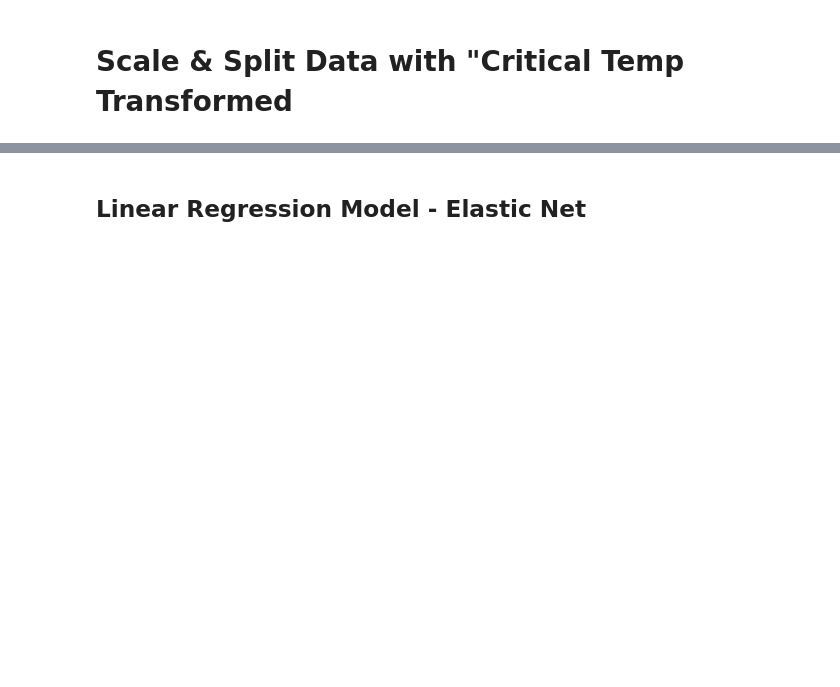
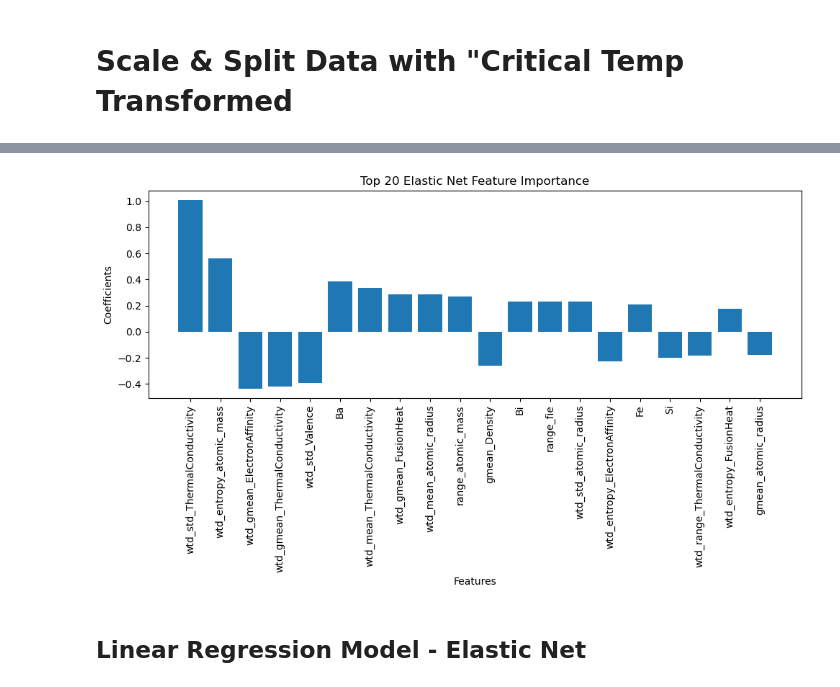
Before and after one commit to joeyhdz/super_conductor-regression, a Jupyter notebook: superconductor.ipynb, the cells around one changed output, grey strips where cells are left out. Drawn from its saved outputs; the diff is of its cells as text; code cells hidden in the pictures; blank space fills up the shorter version.

Commit message:
fixed boxcox preds

```diff
--- a/superconductor.ipynb
+++ b/superconductor.ipynb
@@ -295,7 +295,7 @@ from sklearn.model_selection import train_test_split
 from sklearn.preprocessing import StandardScaler
 
 X = df.drop(['critical_temp_transform', 'critical_temp'], axis = 1)
-y = df[['critical_temp_transform']]
+y = df['critical_temp_transform']
 
 X_train, X_test, y_train, y_test = train_test_split(X, y, train_size=.2, random_state=12)
 
@@ -485,36 +308,0 @@ plt.show()
-# %%
-from sklearn.linear_model import Ridge
-
-# Create a Ridge regression model
-ridge = Ridge()
-
-# Define a range of alpha (lambda) values for the GridSearch
-alphas = [0.01, 0.05, 0.1, 0.2, 1, 10]
-
-# Set up the grid search with cross-validation
-grid_search = GridSearchCV(estimator=ridge, param_grid={'alpha': alphas}, cv=5, scoring='neg_mean_squared_error')
-
-# Fit the grid search on training data
-grid_search.fit(X_train_scaled, y_train)
-
-# Get the best alpha from the search
-best_alpha = grid_search.best_params_['alpha']
-print(f'Best alpha: {best_alpha:.6f}')
-
-# Fit Ridge with the best alpha on the entire training data
-ridge_best = Ridge(alpha=best_alpha)
-ridge_best.fit(X_train_scaled, y_train)
-
-# Predict on the test data
-y_pred_L2 = ridge_best.predict(X_test_scaled)
-
-best_alpha_L2 = grid_search.best_params_['alpha']
-print(f"Best Alpha: {best_alpha_L2:.6f}")
-
-# Calculate RMSE on the test data
-rmse_L2 = mean_squared_error(y_test, y_pred_L2, squared=False)
-print(f'Root Mean Squared Error (RMSE): {rmse_L2:.4f}')
-
-sorted_indices = np.argsort(np.abs(ridge_best.coef_))[::-1]
-top_features = X_train.columns[sorted_indices[:20]]
-print('Top 20 influential features', "\n", top_features)
@@ -666,24 +351,28 @@ print('Selected_features', "\n", selected_features)
 # %%
+elastic_net.fit(X_train_scaled, y_train)
+
 # Get the coefficients from the trained Elastic Net model
-elastic_net_coefficients = elastic_net_best.coef_
+elastic_net_coefficients = elastic_net.coef_
 
 # Get the corresponding feature names
 feature_names = X_train.columns
 
 # Sort the coefficients and feature names together based on absolute coefficient values
 sorted_indices = abs(elastic_net_coefficients).argsort()[::-1]
 top_indices = sorted_indices[:20]  # Select the top 20 feature indices
 top_coefficients = elastic_net_coefficients[top_indices]
 top_feature_names = feature_names[top_indices]
 
 # Create a feature importance plot for the top 20 features
 plt.figure(figsize=(10, 6))
 plt.bar(range(len(top_feature_names)), top_coefficients)
 plt.xticks(range(len(top_feature_names)), top_feature_names, rotation=90)
 plt.xlabel('Features')
 plt.ylabel('Coefficients')
 plt.title('Top 20 Elastic Net Feature Importance')
 plt.tight_layout()
 plt.show()
+# %% [output]
+[figure, added]
 # %%
 selected_features = ["number_of_elements", "mean_atomic_mass", "wtd_mean_atomic_mass",
```
Also changed, not shown: parts of 30 cells of this notebook.
